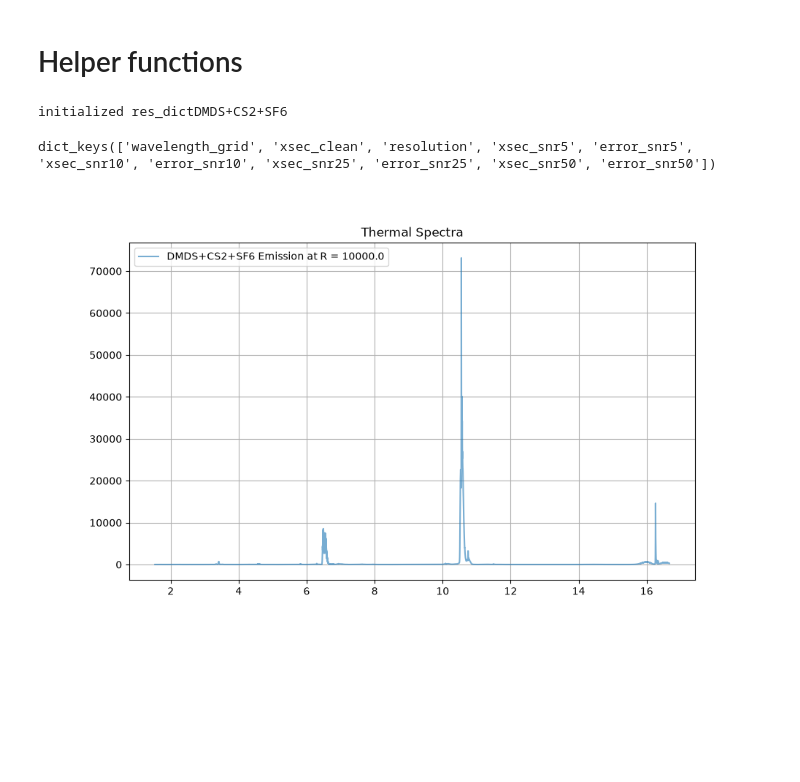
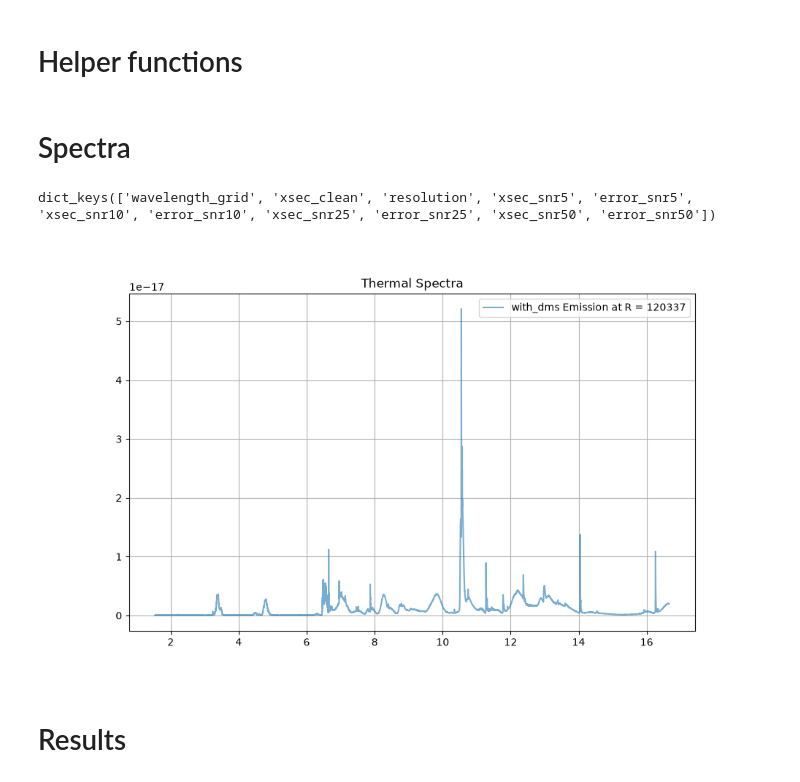
Before and after one commit to zanecollins/sgl_science_case, a Jupyter notebook: sgl_science_case/notebooks/sulfur_xsc.ipynb, the cells around one changed output. Cells and saved outputs as stored; diff of their text form; code cells hidden in the pictures; blank space fills up the shorter version.

```diff
--- a/sgl_science_case/notebooks/sulfur_xsc.ipynb
+++ b/sgl_science_case/notebooks/sulfur_xsc.ipynb
@@ -302,52 +272,64 @@ def cross_correlate_spectra_in_dict(parent_dict, lags=None, return_full=True):
     df = pd.DataFrame(records)
     print(f"Generated {len(df)} cross-correlation records")
     return df
+# %% [markdown]
+# Spectra
 # %%
-scenarios = [
-    [('DMDS',1), ('CS2',1), ('SF6',1) ]
-    ]
 
 res_dict = {}
-for sce in scenarios:
-    # Create a nice scenario key (e.g. 'H2O', 'CH4+N2O')
-    if len(sce) == 1:
-        scenario_key = sce[0][0]
-        isotope = sce[0][1]
-    else:
-        scenario_key = '+'.join([mol for mol, iso in sce])
 
-    print(f'initialized res_dict{scenario_key}')
-    file = f'{scenario_key}.pkl'
+file_a = f'ALL_SULFUR_NO_DMS.pkl'
+file_b = f'ALL_SULFUR_WITH_DMS.pkl'
 
-    with open(f'{data_path}/{file}', 'rb') as f:
-        res_dict[f'{scenario_key}'] = pickle.load(f)
+
+with open(f'{data_path}/{file_a}', 'rb') as f:
+    res_dict[f'no_dms'] = pickle.load(f)
+
+with open(f'{data_path}/{file_a}', 'rb') as f:
+    res_dict[f'with_dms'] = pickle.load(f)
+
+
+
+# for sce in scenarios:
+#     # Create a nice scenario key (e.g. 'H2O', 'CH4+N2O')
+#     if len(sce) == 1:
+#         scenario_key = sce[0][0]
+#         isotope = sce[0][1]
+#     else:
+#         scenario_key = '+'.join([mol for mol, iso in sce])
+
+#     print(f'initialized res_dict{scenario_key}')
+#     file = f'{scenario_key}.pkl'
+
+#     with open(f'{data_path}/{file}', 'rb') as f:
+#         res_dict[f'{scenario_key}'] = pickle.load(f)
-# %% [output]
-initialized res_dictDMDS+CS2+SF6
 # %%
 res_dict['DMDS+CS2+SF6'][1000].keys()
 # %% [output]
 dict_keys(['wavelength_grid', 'xsec_clean', 'resolution', 'xsec_snr5', 'error_snr5', 'xsec_snr10', 'error_snr10', 'xsec_snr25', 'error_snr25', 'xsec_snr50', 'error_snr50'])
 # %%
-resolution_to_plot = 1e4
-scenario_to_plot = 'DMDS+CS2+SF6'
+resolution_to_plot = 120337
+scenario_to_plot = 'with_dms'
 snr_to_plot_a = 10
 snr_to_plot_b = 50
 
 R_bin = 1e3
 
 data = res_dict[scenario_to_plot][resolution_to_plot]
 x = data['wavelength_grid']
-y = data['xsec_clean'] / np.median(data['xsec_clean'])
+# y = data['xsec_clean'] / np.median(data['xsec_clean'])
+y = data['xsec_snr10']# / np.median(data['xsec_snr10'])
 
 
-B = planck_wavelength(x,T=280)
 
 plt.figure(figsize=(10,6))
 
 plt.plot(x,y, label = f'{scenario_to_plot} Emission at R = {resolution_to_plot}', alpha = 0.6)
 plt.title('Thermal Spectra')
 plt.grid()
 plt.legend()
 plt.show()
 # %% [output]
-[figure, old version]
+[figure, new version]
+# %% [markdown]
+# Results
```
Also changed, not shown: parts of 3 cells of this notebook, 3 other files.
